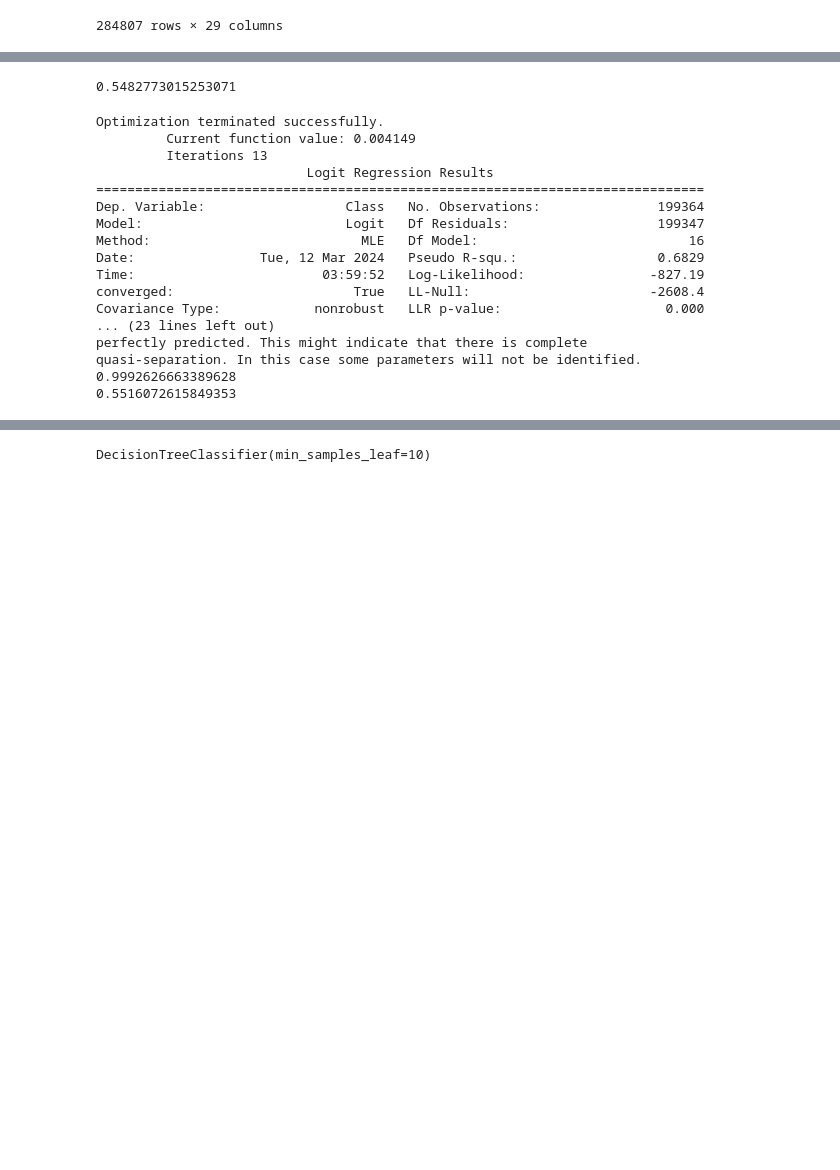
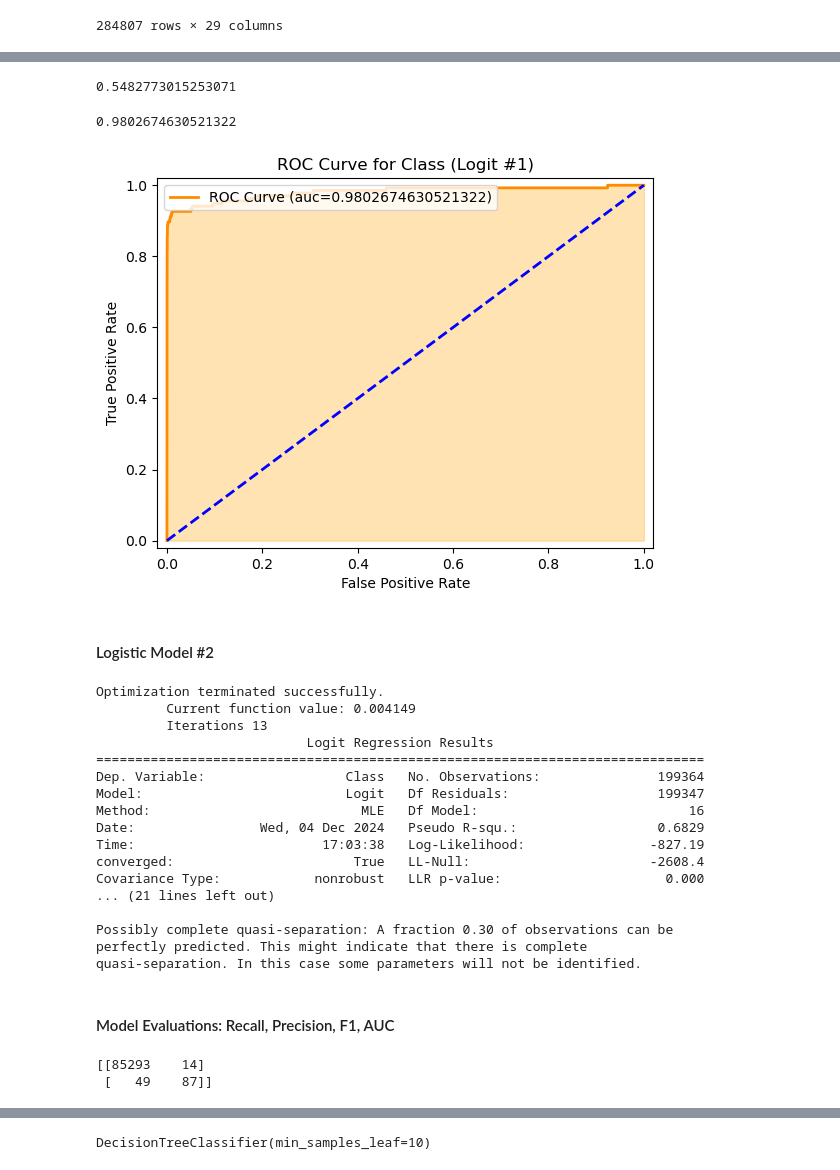
Before and after one commit to jjchen805/credit-card-fraud-detection, a Jupyter notebook: CreditCardFraudDetection.ipynb, the cells around one changed output, grey strips where cells are left out. Drawn from its saved outputs; the diff is of its cells as text; code cells hidden in the pictures; blank space fills up the shorter version.

```diff
--- a/CreditCardFraudDetection.ipynb
+++ b/CreditCardFraudDetection.ipynb
@@ -94,23 +166,43 @@ accuracy_score(test['Class'], test['PredictedFraud'])
 # %%
-#recommended by the Kaggle page to evaluate model peformance
+#Average Precision Score
 auprc_logit = average_precision_score(test['Class'], test['PredictedFraud'])
+auprc_logit
+# %% [output]
+0.5482773015253071
-# %%
-auprc_logit
-# %% [output]
-0.5482773015253071
+# %%
+test['Class_prob'] = logit_results.predict(test)
+# %%
+y_true = test['Class'].values
+y_scores = test['Class_prob'].values
+# %%
+fpr, tpr, threholds = roc_curve(y_true=y_true, y_score=y_scores)
+auc=roc_auc_score(y_true, y_scores)
+auc
+# %% [output]
+0.9802674630521322
+# %%
+#Now we can use the calculated fpr tpr to construct the ROC plot
+plt.figure()
+plt.plot(fpr, tpr, color='darkorange', lw=2, label=f'ROC Curve (auc={auc})')
+plt.fill_between(fpr, tpr, color='orange', alpha=0.3)  # Highlighting the area under the curve
+plt.plot([0,1], [0,1], color='blue', lw=2, linestyle='--') # Baseline line
+# Setting x,y borders
+plt.xlim([-0.02, 1.02])
+plt.ylim([-0.02, 1.02])
+#Adding labels and notations
+plt.xlabel('False Positive Rate')
+plt.ylabel('True Positive Rate')
+plt.title('ROC Curve for Class (Logit #1)')
+plt.legend(loc='upper left')
+plt.show()
+# %% [output]
+[figure, added]
+# %% [markdown]
+#### Logistic Model #2
 # %%
-#This is a test function to try differnt logit regression functions
-
 logit_regression_test = smf.logit("Class ~ V1 + V4 + V6 + V7 + V8 + V10 + V13 + V14 + V16 + V19 + V20 + V21 + V22 + V27 + V28 + Amount", data = train)
 logit_results_test = logit_regression_test.fit()
 print(logit_results_test.summary())
-
-test['PredictedFraud_test'] = (logit_results_test.predict(test) > 0.5).astype(int)
-pd.crosstab(test['Class'], test['PredictedFraud_test'])
-
-print(accuracy_score(test['Class'], test['PredictedFraud_test']))
-auprc_logit_test = average_precision_score(test['Class'], test['PredictedFraud_test'])
-print(auprc_logit_test)
 # %% [output]
 Optimization terminated successfully.
          Current function value: 0.004149
@@ -120,12 +212,12 @@ Optimization terminated successfully.
 Dep. Variable:                  Class   No. Observations:               199364
 Model:                          Logit   Df Residuals:                   199347
 Method:                           MLE   Df Model:                           16
-Date:                Tue, 12 Mar 2024   Pseudo R-squ.:                  0.6829
-Time:                        03:59:52   Log-Likelihood:                -827.19
+Date:                Wed, 04 Dec 2024   Pseudo R-squ.:                  0.6829
+Time:                        17:03:38   Log-Likelihood:                -827.19
 converged:                       True   LL-Null:                       -2608.4
 Covariance Type:            nonrobust   LLR p-value:                     0.000
-... (23 lines left out)
+... (21 lines left out)
+
+Possibly complete quasi-separation: A fraction 0.30 of observations can be
 perfectly predicted. This might indicate that there is complete
 quasi-separation. In this case some parameters will not be identified.
-0.9992626663389628
-0.5516072615849353
@@ -131,0 +227,9 @@ quasi-separation. In this case some parameters will not be identified.
+# %% [markdown]
+#### Model Evaluations: Recall, Precision, F1, AUC
+# %%
+#Confusion Matrix
+cm_t = confusion_matrix(test['Class'], test['PredictedFraud'])
+print(cm_t)
+# %% [output]
+[[85293    14]
+ [   49    87]]
```
Also changed, not shown: parts of 58 cells of this notebook.
